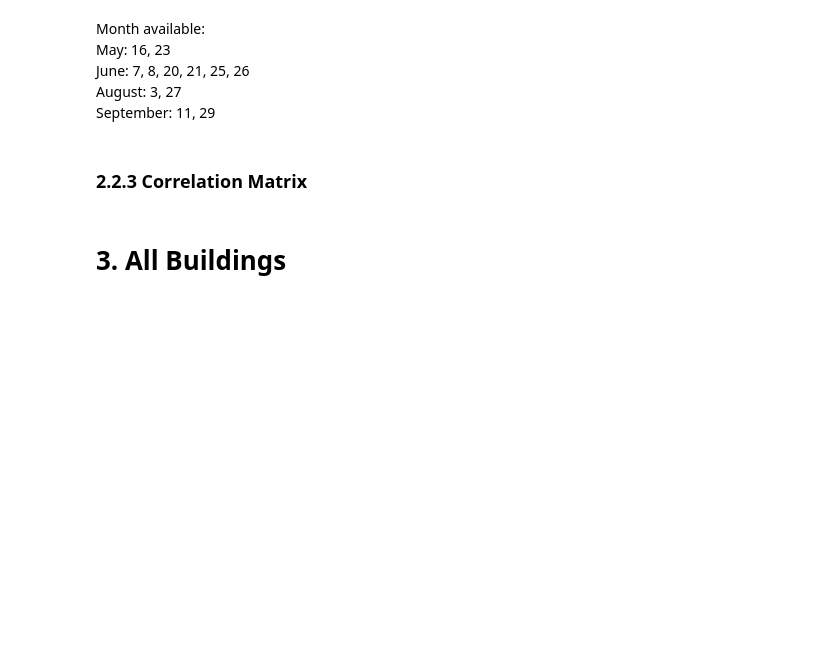
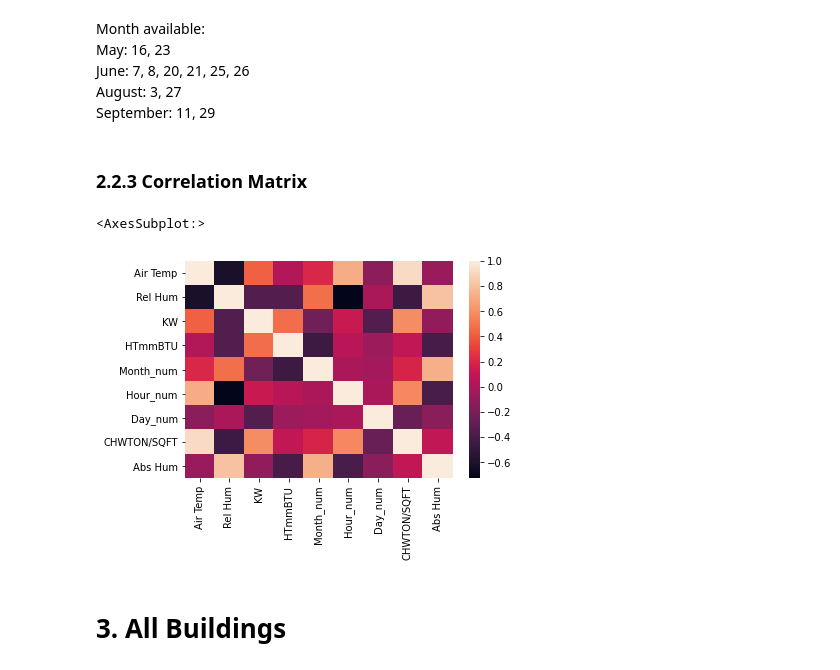
Before and after one commit to freecode23/microclimate-effects, a Jupyter notebook: microclimate_model/ML_Models4.ipynb, the cells around one changed output. Saved outputs shown, nothing was run; the diff lists cells and outputs as text; code cells hidden in the pictures; blank space fills up the shorter version.

Commit message:
add combined data

```diff
--- a/microclimate_model/ML_Models4.ipynb
+++ b/microclimate_model/ML_Models4.ipynb
@@ -120,8 +134,11 @@ September: 11, 29<br>
 # %% [markdown]
 ### 2.2.3 Correlation Matrix
 # %%
-corr_pd = pd.DataFrame(Bldg[bldgnum][['Time','Air Temp','Rel Hum','KW','HTmmBTU','Month_num','Hour_num','Day_num', 'CHWTON/SQFT', 'Abs Hum']])
+corr_pd = pd.DataFrame(Bldg[1][['Time','Air Temp','Rel Hum','KW','HTmmBTU','Month_num','Hour_num','Day_num', 'CHWTON/SQFT', 'Abs Hum']])
 corrMatrix = corr_pd.corr()
 sns.heatmap(corrMatrix)
+# %% [output]
+<AxesSubplot:>
+[figure, added]
 # %% [markdown]
 # 3. All Buildings
```
Also changed, not shown: parts of 30 cells of this notebook.
